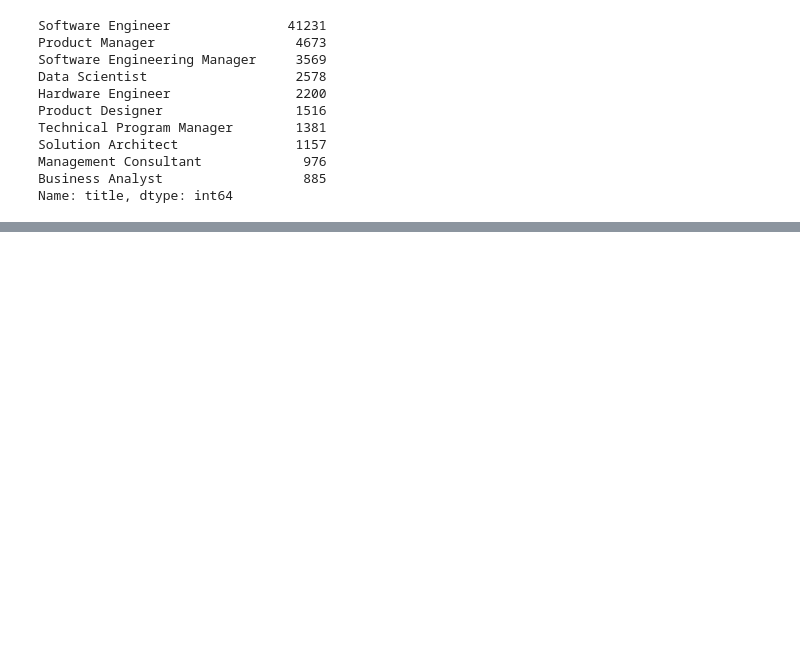
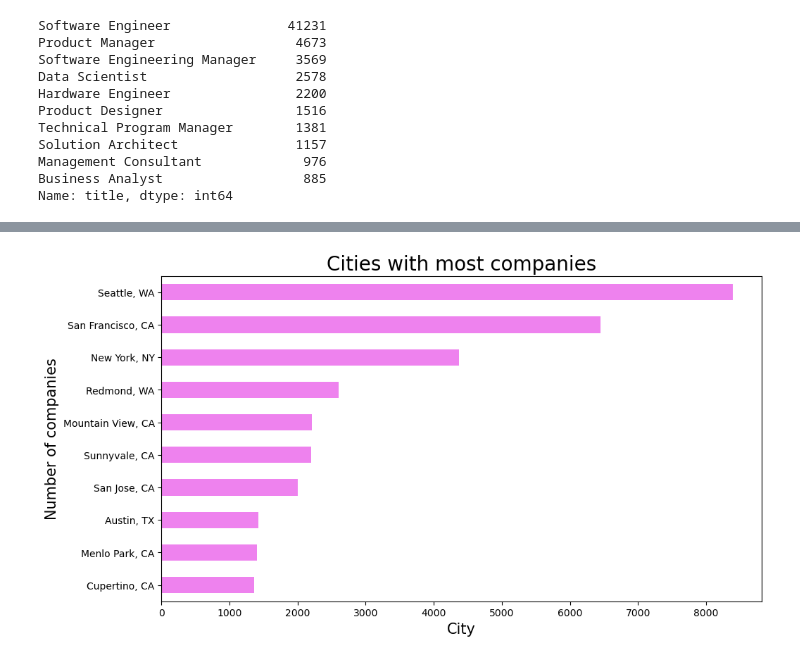
Before and after one commit to danecek2002/AnalyzingTechCompanies, a Jupyter notebook: project.ipynb, the cells around one changed output, grey strips where cells are left out. Saved outputs shown, nothing was run; the diff lists cells and outputs as text; code cells hidden in the pictures; blank space fills up the shorter version.

```diff
--- a/project.ipynb
+++ b/project.ipynb
@@ -77,8 +96,10 @@ plt.show()
 # %%
 cities = df.location.value_counts().head(10).sort_values(ascending=True) #Města s nejvíce firmami
-cities.plot.barh(figsize = (11,8),color='Violet')
+cities.plot.barh(figsize = (11,6),color='Violet')
 plt.title("Cities with most companies" ,size=20)
 plt.xlabel("City" ,size= 15)
 plt.ylabel("Number of companies", size = 15)
 plt.show()
+# %% [output]
+[figure, added]
 # %%
```
Also changed, not shown: parts of 14 cells of this notebook.
